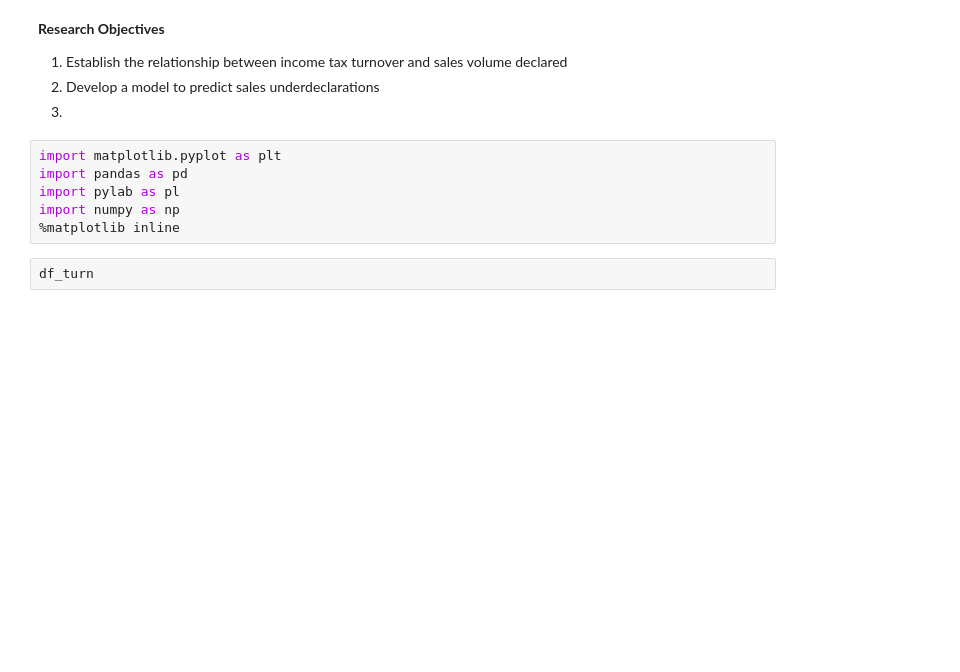
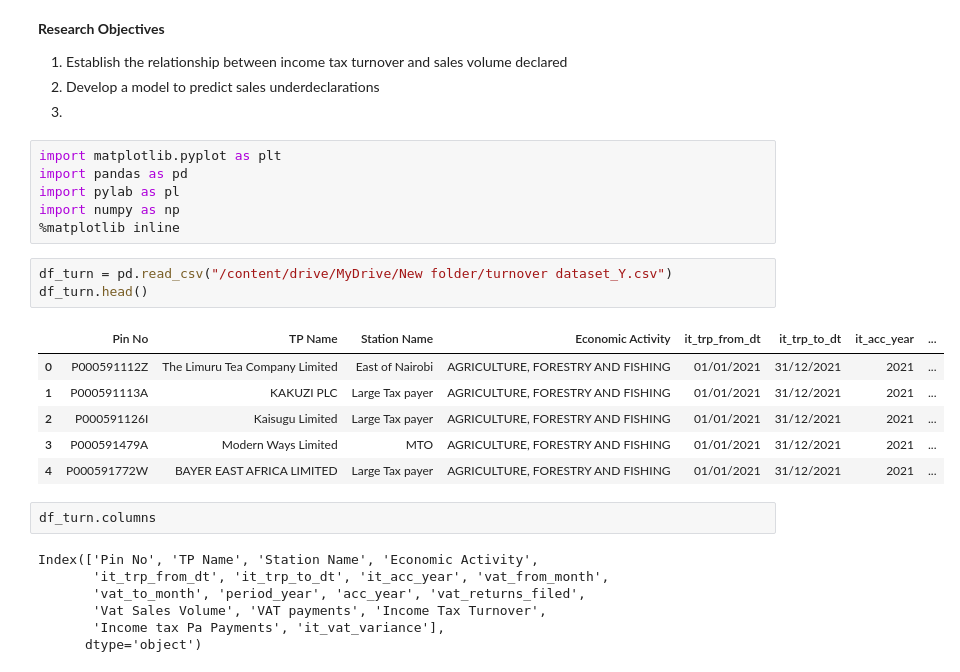
Before and after one commit to Calvince1/Colabs, a Jupyter notebook: Fraud in Tax.ipynb, the cells around one changed output. Drawn from its saved outputs; the diff is of its cells as text; blank space fills up the shorter version.

```diff
--- a/Fraud in Tax.ipynb
+++ b/Fraud in Tax.ipynb
@@ -22,5 +22,22 @@ import pandas as pd
 import pylab as pl
 import numpy as np
 %matplotlib inline
+# %%
+df_turn = pd.read_csv("/content/drive/MyDrive/New folder/turnover dataset_Y.csv")
+df_turn.head()
+# %% [output]
+|  | Pin No | TP Name | Station Name | Economic Activity | it_trp_from_dt | it_trp_to_dt | it_acc_year | ... |
+| 0 | P000591112Z | The Limuru Tea Company Limited | East of Nairobi | AGRICULTURE, FORESTRY AND FISHING | 01/01/2021 | 31/12/2021 | 2021 | ... |
+| 1 | P000591113A | KAKUZI PLC | Large Tax payer | AGRICULTURE, FORESTRY AND FISHING | 01/01/2021 | 31/12/2021 | 2021 | ... |
+| 2 | P000591126I | Kaisugu Limited | Large Tax payer | AGRICULTURE, FORESTRY AND FISHING | 01/01/2021 | 31/12/2021 | 2021 | ... |
+| 3 | P000591479A | Modern Ways Limited | MTO | AGRICULTURE, FORESTRY AND FISHING | 01/01/2021 | 31/12/2021 | 2021 | ... |
+| 4 | P000591772W | BAYER EAST AFRICA LIMITED | Large Tax payer | AGRICULTURE, FORESTRY AND FISHING | 01/01/2021 | 31/12/2021 | 2021 | ... |
 # %%
-df_turn
+df_turn.columns
+# %% [output]
+Index(['Pin No', 'TP Name', 'Station Name', 'Economic Activity',
+       'it_trp_from_dt', 'it_trp_to_dt', 'it_acc_year', 'vat_from_month',
+       'vat_to_month', 'period_year', 'acc_year', 'vat_returns_filed',
+       'Vat Sales Volume', 'VAT payments', 'Income Tax Turnover',
+       'Income tax Pa Payments', 'it_vat_variance'],
+      dtype='object')
```
Also changed, not shown: parts of 3 cells of this notebook.
